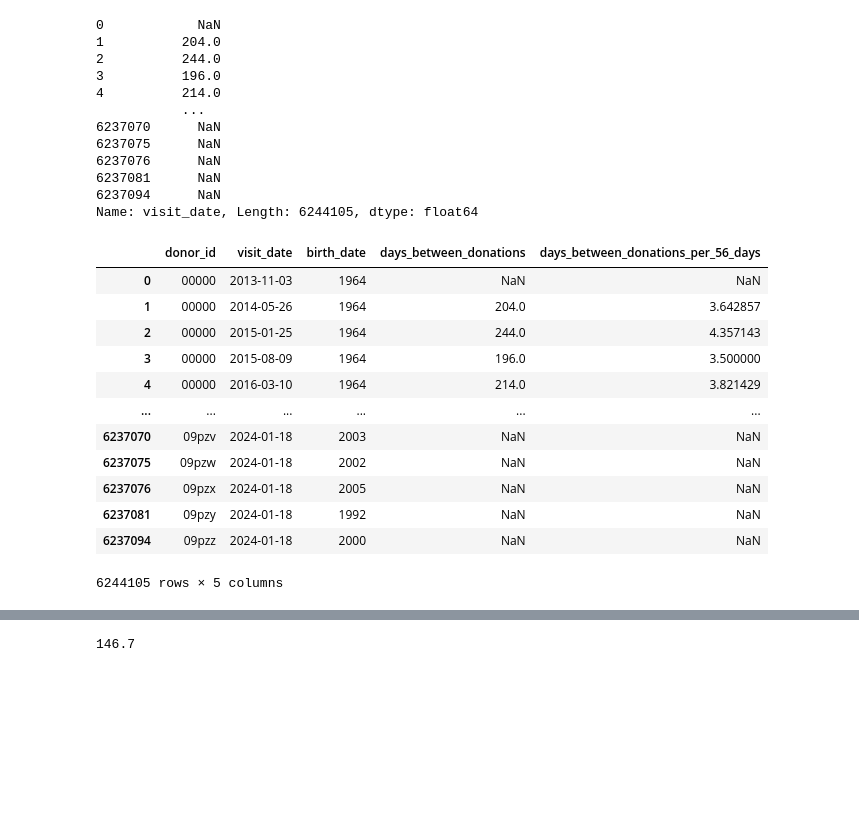
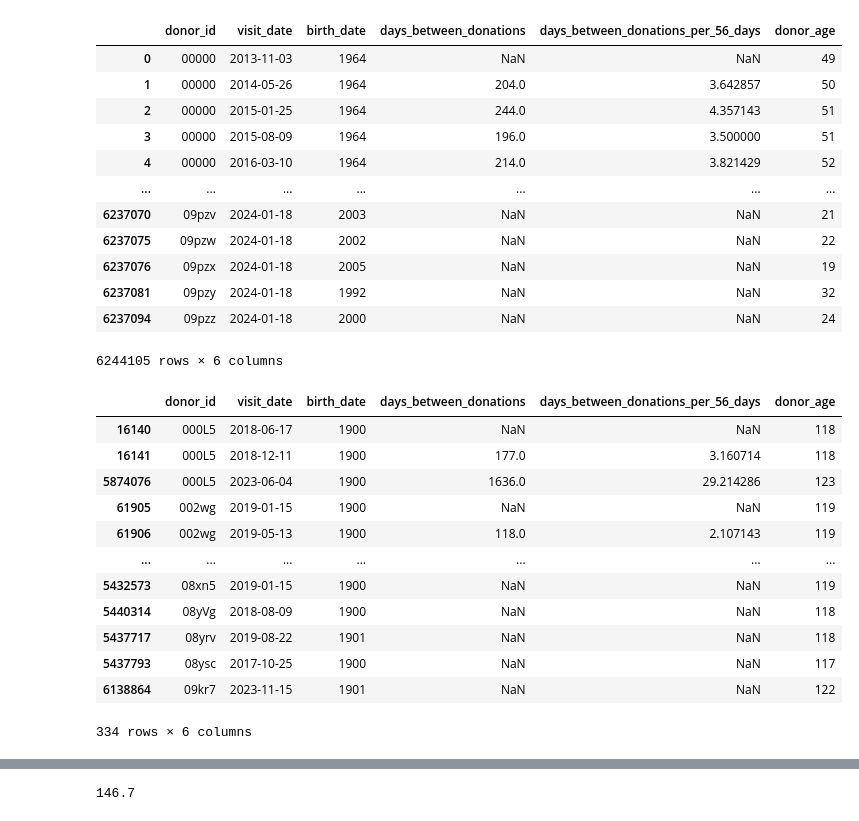
Before and after one commit to adleefuad/blood_donation, a Jupyter notebook: EDA.ipynb, the cells around one changed output, grey strips where cells are left out. Cells and saved outputs as stored; diff of their text form; code cells hidden in the pictures; blank space fills up the shorter version.

```diff
--- a/EDA.ipynb
+++ b/EDA.ipynb
@@ -37,35 +41,36 @@ gran_df['visit_date'] = pd.to_datetime(gran_df['visit_date'])
 # %%
 sort_gran = gran_df.sort_values(by=['donor_id','visit_date'])
 # %%
-sort_gran.groupby('donor_id')['visit_date'].diff().dt.days
+sort_gran['days_between_donations'] = sort_gran.groupby('donor_id')['visit_date'].diff().dt.days
+sort_gran['donor_age'] = sort_gran['visit_date'].dt.year-sort_gran['birth_date']
+sort_gran
 # %% [output]
+|  | donor_id | visit_date | birth_date | days_between_donations | days_between_donations_per_56_days | donor_age |
+| 0 | 00000 | 2013-11-03 | 1964 | NaN | NaN | 49 |
+| 1 | 00000 | 2014-05-26 | 1964 | 204.0 | 3.642857 | 50 |
+| 2 | 00000 | 2015-01-25 | 1964 | 244.0 | 4.357143 | 51 |
+| 3 | 00000 | 2015-08-09 | 1964 | 196.0 | 3.500000 | 51 |
+| 4 | 00000 | 2016-03-10 | 1964 | 214.0 | 3.821429 | 52 |
+| ... | ... | ... | ... | ... | ... | ... |
+| 6237070 | 09pzv | 2024-01-18 | 2003 | NaN | NaN | 21 |
+| 6237075 | 09pzw | 2024-01-18 | 2002 | NaN | NaN | 22 |
+| 6237076 | 09pzx | 2024-01-18 | 2005 | NaN | NaN | 19 |
+| 6237081 | 09pzy | 2024-01-18 | 1992 | NaN | NaN | 32 |
+| 6237094 | 09pzz | 2024-01-18 | 2000 | NaN | NaN | 24 |
-0            NaN
-1          204.0
-2          244.0
-3          196.0
-4          214.0
-           ...
-6237070      NaN
-6237075      NaN
-6237076      NaN
-6237081      NaN
-6237094      NaN
-Name: visit_date, Length: 6244105, dtype: float64
+6244105 rows × 6 columns
-# %%
-sort_gran['days_between_donations'] = sort_gran.groupby('donor_id')['visit_date'].diff().dt.days
-sort_gran['days_between_donations_per_56_days'] = sort_gran['days_between_donations']/56
-sort_gran
-# %% [output]
-|  | donor_id | visit_date | birth_date | days_between_donations | days_between_donations_per_56_days |
-| 0 | 00000 | 2013-11-03 | 1964 | NaN | NaN |
-| 1 | 00000 | 2014-05-26 | 1964 | 204.0 | 3.642857 |
-| 2 | 00000 | 2015-01-25 | 1964 | 244.0 | 4.357143 |
-| 3 | 00000 | 2015-08-09 | 1964 | 196.0 | 3.500000 |
-| 4 | 00000 | 2016-03-10 | 1964 | 214.0 | 3.821429 |
-| ... | ... | ... | ... | ... | ... |
-| 6237070 | 09pzv | 2024-01-18 | 2003 | NaN | NaN |
-| 6237075 | 09pzw | 2024-01-18 | 2002 | NaN | NaN |
-| 6237076 | 09pzx | 2024-01-18 | 2005 | NaN | NaN |
-| 6237081 | 09pzy | 2024-01-18 | 1992 | NaN | NaN |
-| 6237094 | 09pzz | 2024-01-18 | 2000 | NaN | NaN |
-6244105 rows × 5 columns
+# %%
+sort_gran[sort_gran['birth_date']<=1920]
+# %% [output]
+|  | donor_id | visit_date | birth_date | days_between_donations | days_between_donations_per_56_days | donor_age |
+| 16140 | 000L5 | 2018-06-17 | 1900 | NaN | NaN | 118 |
+| 16141 | 000L5 | 2018-12-11 | 1900 | 177.0 | 3.160714 | 118 |
+| 5874076 | 000L5 | 2023-06-04 | 1900 | 1636.0 | 29.214286 | 123 |
+| 61905 | 002wg | 2019-01-15 | 1900 | NaN | NaN | 119 |
+| 61906 | 002wg | 2019-05-13 | 1900 | 118.0 | 2.107143 | 119 |
+| ... | ... | ... | ... | ... | ... | ... |
+| 5432573 | 08xn5 | 2019-01-15 | 1900 | NaN | NaN | 119 |
+| 5440314 | 08yVg | 2018-08-09 | 1900 | NaN | NaN | 118 |
+| 5437717 | 08yrv | 2019-08-22 | 1901 | NaN | NaN | 118 |
+| 5437793 | 08ysc | 2017-10-25 | 1900 | NaN | NaN | 117 |
+| 6138864 | 09kr7 | 2023-11-15 | 1901 | NaN | NaN | 122 |
+334 rows × 6 columns
```
Also changed, not shown: parts of 10 cells of this notebook.
